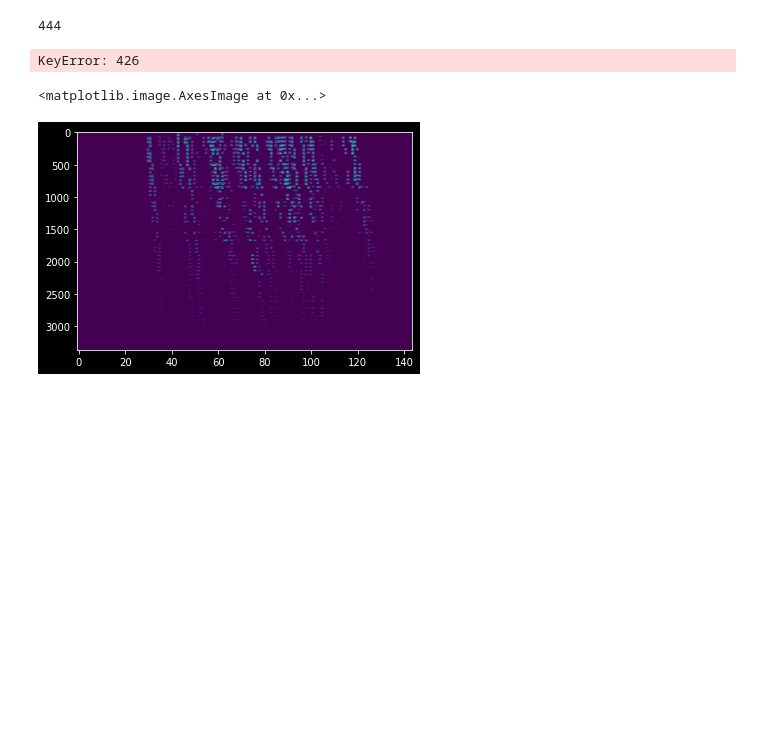
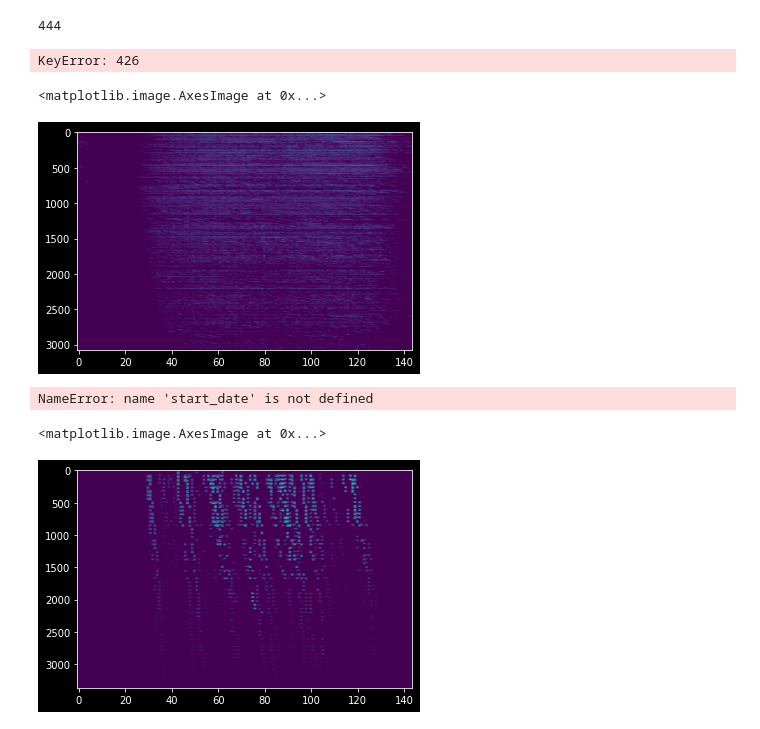
Before and after one commit to kdhingra307/ETA-prediction, a Jupyter notebook: matrix.ipynb, the cells around one changed output. Saved outputs shown, nothing was run; the diff lists cells and outputs as text; code cells hidden in the pictures; blank space fills up the shorter version.

Commit message:
Matrices of both routes

```diff
--- a/matrix.ipynb
+++ b/matrix.ipynb
@@ -143,8 +143,9 @@ dictionary = {}
 count = 0
 for route_id in tree.keys():
     for s1 in routes_data[route_id]:
-        dictionary[s1] = count
-        count += 1
+        if s1 not in dictionary:
+            dictionary[s1] = count
+            count += 1
 # %%
 matrix = np.zeros([len(dictionary), 144]).astype(np.float32)
 count = np.zeros([len(dictionary), 144]).astype(np.float32)
@@ -165,6 +166,17 @@ for route_id in stop_tree:
                             +stop_tree[route_id][each_trip][start_stop+1][-1][0])//2
                           - start_date)
 
+            if (end_time - start_time) > 1800:
+                continue
+
             matrix[dictionary[stops[start_stop]], start_time//600] += float(end_time - start_time)/60
-            count[dictionary[stops[start_stop]], start_time//600] += float(end_time - start_time)/60
+            count[dictionary[stops[start_stop]], start_time//600] += 1
+
+matrix /= count
+matrix[np.isnan(matrix)] = 0
+# %%
+plt.imshow(matrix, aspect="auto", vmax=10)
+# %% [output]
+<matplotlib.image.AxesImage at 0x...>
+[figure, added]
 # %%
@@ -178,12 +192,11 @@ for route_id in tree.keys():
 # %%
-matrix = np.zeros([58, 144]).astype(np.float32)
-times = []
-count = 0
+matrix = np.zeros([len(dictionary), 144]).astype(np.float32)
+count = np.zeros([len(dictionary), 144]).astype(np.float32)
 for route_id in stop_tree:
     stops = routes_data[route_id]
     for each_trip in stop_tree[route_id]:
 
-        for start_stop in range(len(stops)-1):
+        for start_stop in range(len(stops)):
             if stop_tree[route_id][each_trip][start_stop] == None or stop_tree[route_id][each_trip][start_stop+1] == None:
                 continue
             start_time = ((stop_tree[route_id][each_trip][start_stop][0][0]
@@ -192,11 +205,25 @@ for route_id in stop_tree:
             if start_time < 0:
                 continue
 
-            end_time = ((stop_tree[route_id][each_trip][start_stop+1][0][0]
-                            +stop_tree[route_id][each_trip][start_stop+1][-1][0])//2
-                          - start_date)
+            for end_stop in range(start_stop+1, len(stops)):
+                end_time = ((stop_tree[route_id][each_trip][start_stop+1][0][0]
+                                +stop_tree[route_id][each_trip][start_stop+1][-1][0])//2
+                            - start_date)
 
-            matrix[start_stop, start_time//600] = float(end_time - start_time)/60
+                if end_time < 0:
+                    raise ValueError("End time can not be negative")
+
+
+                if (end_time - start_time) > 1000 and (end_stop == start_stop+1):
+                    break
+
+                matrix[dictionary[stops[start_stop]*534 + stops[end_stop]], start_time//600] += float(end_time - start_time)/60
+                count[dictionary[stops[start_stop]*534 + stops[end_stop]], start_time//600] += 1
+
+matrix /= count
+matrix[np.isnan(matrix)] = 0
+# %% [output]
+NameError: name 'start_date' is not defined
 # %%
 plt.imshow(matrix, aspect="auto")
 # %% [output]
```
Also changed, not shown: parts of 2 cells of this notebook, 3 other files.
